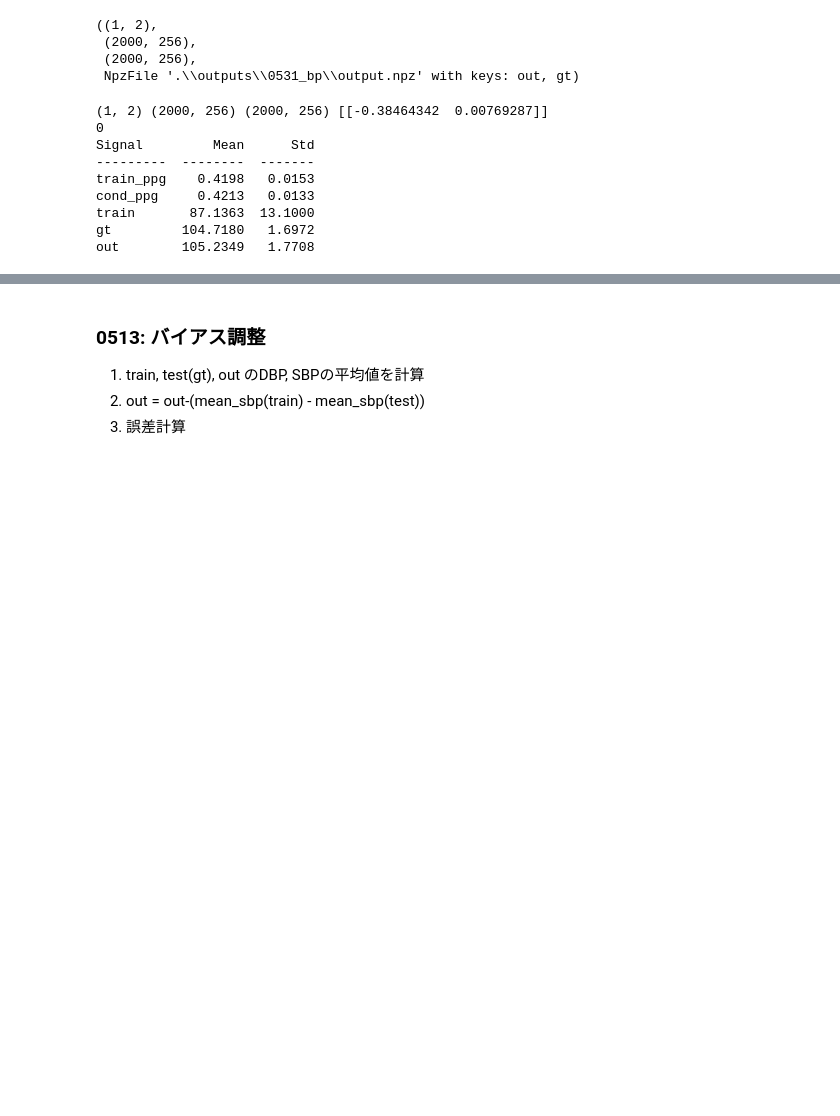
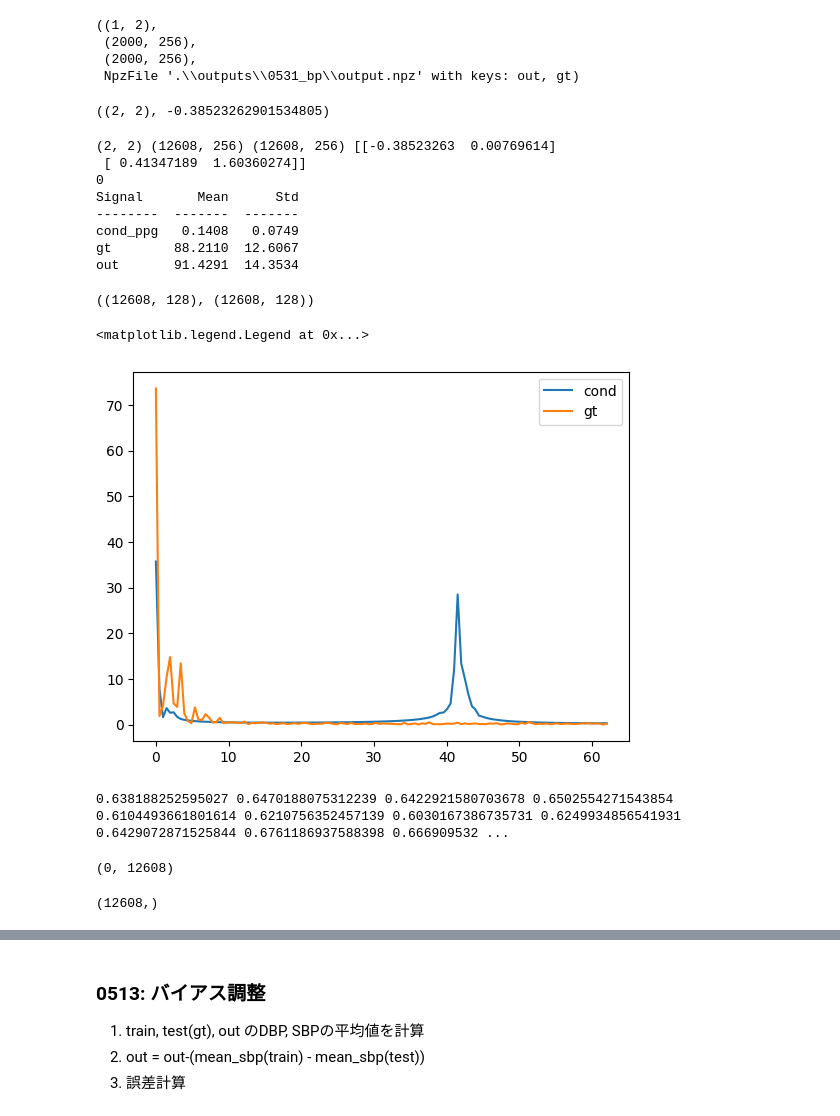
Before and after one commit to ax6000/BloodPressureEstimation, a Jupyter notebook: notebooks/plot_results.ipynb, the cells around one changed output, grey strips where cells are left out. Drawn from its saved outputs; the diff is of its cells as text; code cells hidden in the pictures; blank space fills up the shorter version.

```diff
--- a/notebooks/plot_results.ipynb
+++ b/notebooks/plot_results.ipynb
@@ -212,22 +206,26 @@ scales.shape,out.shape,gt.shape,arr
  (2000, 256),
  (2000, 256),
  NpzFile '.\\outputs\\0531_bp\\output.npz' with keys: out, gt)
+# %%
+scales.shape,scales[0,0]
+# %% [output]
+((2, 2), -0.38523262901534805)
 # %%
 
 
-scales = scales[:out.shape[0]]
+# scales = scales[:out.shape[0]]
 print(scales.shape,gt.shape,out.shape,scales)
 # 正規化を元に戻す
-train[:] -= scales[:,0][:, None]
-train[:] /= scales[:,1][:, None]
-gt[:] -= scales[:,0][:, None]
-gt[:] /= scales[:,1][:, None]
-out[:] -= scales[:,0][:, None]
-out[:] /= scales[:,1][:, None]
-train_mean = np.mean(train.flatten())
-train_ppg_mean = np.mean(train_ppg.flatten())
-train_ppg_std = np.std(train_ppg.mean(axis=1),dtype=np.float64)
-train_std = np.mean(np.std(train.mean(axis=1),dtype=np.float64))
+# train[:] -= scales[:,0][:, None]
+# train[:] /= scales[:,1][:, None]
+gt[:] -= scales[0,0]
+gt[:] /= scales[0,1]
+out[:] -= scales[0,0]
+out[:] /= scales[0,1]
+# train_mean = np.mean(train.flatten())
+# train_ppg_mean = np.mean(train_ppg.flatten())
+# train_ppg_std = np.std(train_ppg.mean(axis=1),dtype=np.float64)
+# train_std = np.mean(np.std(train.mean(axis=1),dtype=np.float64))
 gt_mean = np.mean(gt.flatten())
 out_mean = np.mean(out.flatten())
 cond_mean = np.mean(cond.flatten())
@@ -238,24 +236,23 @@ print(np.count_nonzero(np.isnan(out)))
 
 headers = ["Signal", "Mean","Std"]
 table=[]
-table.append(["train_ppg",train_ppg_mean,train_ppg_std])
+# table.append(["train_ppg",train_ppg_mean,train_ppg_std])
 table.append(["cond_ppg",cond_mean,cond_std])
-table.append(["train",train_mean,train_std])
+# table.append(["train",train_mean,train_std])
 # table.append(["data_ppg", 0.494153162946643,0.10694360087091538])
 # table.append(["data_abp",0.39593121533751857,0.13489903083932583])
 table.append(["gt",gt_mean,gt_std])
 table.append(["out",out_mean,out_std])
 print(tabulate(table,headers, floatfmt=".4f"))
 # %% [output]
-(1, 2) (2000, 256) (2000, 256) [[-0.38464342  0.00769287]]
+(2, 2) (12608, 256) (12608, 256) [[-0.38523263  0.00769614]
+ [ 0.41347189  1.60360274]]
 0
-Signal         Mean      Std
----------  --------  -------
-train_ppg    0.4198   0.0153
-cond_ppg     0.4213   0.0133
-train       87.1363  13.1000
-gt         104.7180   1.6972
-out        105.2349   1.7708
+Signal       Mean      Std
+--------  -------  -------
+cond_ppg   0.1408   0.0749
+gt        88.2110  12.6067
+out       91.4291  14.3534
 # %%
 # 血圧の最大値(SBP)最小値(DBP)を計算
 gt_min,gt_max = calc_min_max(gt)
@@ -269,3 +266,37 @@ errors = np.zeros((2,*out_min.shape))
 # print(error.shape)
 errors[0,:]=gt_min-out_min
 errors[1,:]=gt_max-out_max
+# %%
+gt_fft = np.abs(np.fft.fftn(out,axes=[1]))[:,:128]
+cond_fft = np.abs(np.fft.fftn(cond[:,0],axes=[1]))[:,:128]
+freq= np.fft.fftfreq(256,1/125)[:128]
+gt_fft.shape,cond_fft.shape
+# %% [output]
+((12608, 128), (12608, 128))
+# %%
+i = np.random.randint(gt.shape[0])
+plt.plot(freq,cond_fft[i],label='cond')
+plt.plot(freq,gt_fft[i],label='gt')
+plt.legend()
+# %% [output]
+<matplotlib.legend.Legend at 0x...>
+[figure, added]
+# %%
+a = []
+for i in range(gt.shape[0]):
+    c  =np.corrcoef(cond_fft[i],gt_fft[i])[0][1]
+    if  c>0.8:
+        a.append(i)
+    else:
+        print(c,end=" ")
+# a = np.array(a)
+# a.shape,
+len(a),gt.shape[0]
+# %% [output]
+0.638188252595027 0.6470188075312239 0.6422921580703678 0.6502554271543854 0.6104493661801614 0.6210756352457139 0.6030167386735731 0.6249934856541931 0.6429072871525844 0.6761186937588398 0.666909532 ...
+(0, 12608)
+# %%
+flg = np.load(r"../data/processed/BP_npy/0625_256_2_diff_clean/p00/fft_corr_flg08_test.npy")[:out.shape[0]]
+flg.shape
+# %% [output]
+(12608,)
```
Also changed, not shown: parts of 15 cells of this notebook, 4 other files.
